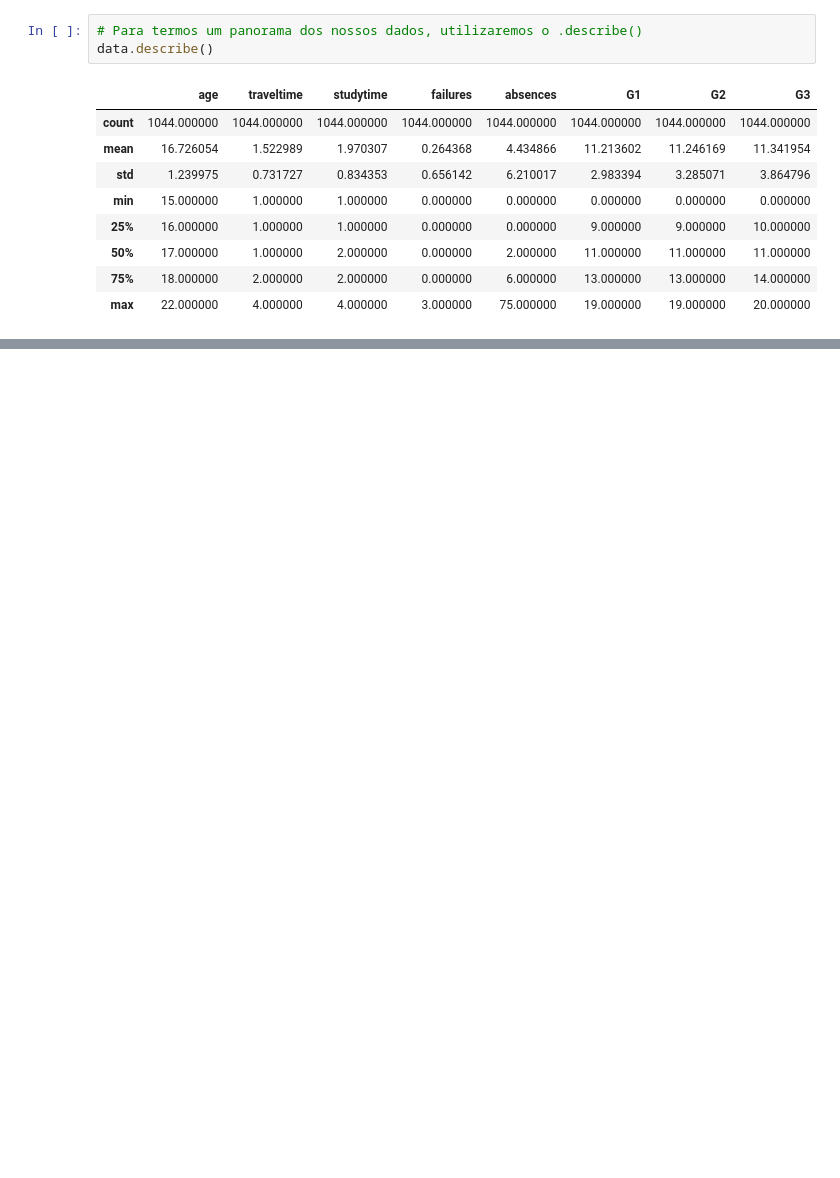
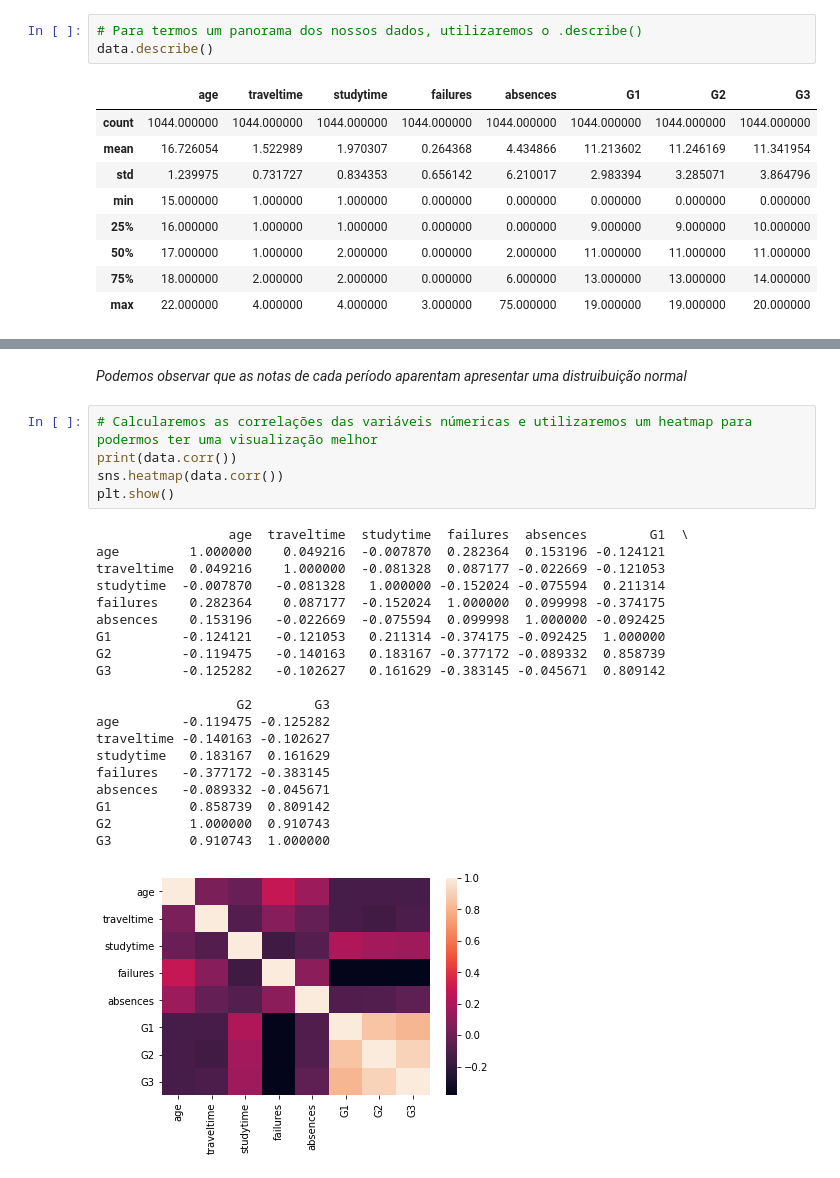
Before and after one commit to Lahiry/C.R.I.N.G.E.Y., a Jupyter notebook: Projeto2.ipynb, the cells around one changed output, grey strips where cells are left out. Drawn from its saved outputs; the diff is of its cells as text; blank space fills up the shorter version.

```diff
--- a/Projeto2.ipynb
+++ b/Projeto2.ipynb
@@ -176,0 +201,28 @@ for column in num_data:
+# %% [markdown]
+*Podemos observar que as notas de cada período aparentam apresentar uma distruibuição normal*
+# %%
+# Calcularemos as correlações das variáveis númericas e utilizaremos um heatmap para podermos ter uma visualização melhor
+print(data.corr())
+sns.heatmap(data.corr())
+plt.show()
+# %% [output]
+                 age  traveltime  studytime  failures  absences        G1  \
+age         1.000000    0.049216  -0.007870  0.282364  0.153196 -0.124121
+traveltime  0.049216    1.000000  -0.081328  0.087177 -0.022669 -0.121053
+studytime  -0.007870   -0.081328   1.000000 -0.152024 -0.075594  0.211314
+failures    0.282364    0.087177  -0.152024  1.000000  0.099998 -0.374175
+absences    0.153196   -0.022669  -0.075594  0.099998  1.000000 -0.092425
+G1         -0.124121   -0.121053   0.211314 -0.374175 -0.092425  1.000000
+G2         -0.119475   -0.140163   0.183167 -0.377172 -0.089332  0.858739
+G3         -0.125282   -0.102627   0.161629 -0.383145 -0.045671  0.809142
+
+                  G2        G3
+age        -0.119475 -0.125282
+traveltime -0.140163 -0.102627
+studytime   0.183167  0.161629
+failures   -0.377172 -0.383145
+absences   -0.089332 -0.045671
+G1          0.858739  0.809142
+G2          1.000000  0.910743
+G3          0.910743  1.000000
+[figure, added]
```
Also changed, not shown: parts of 8 cells of this notebook.
